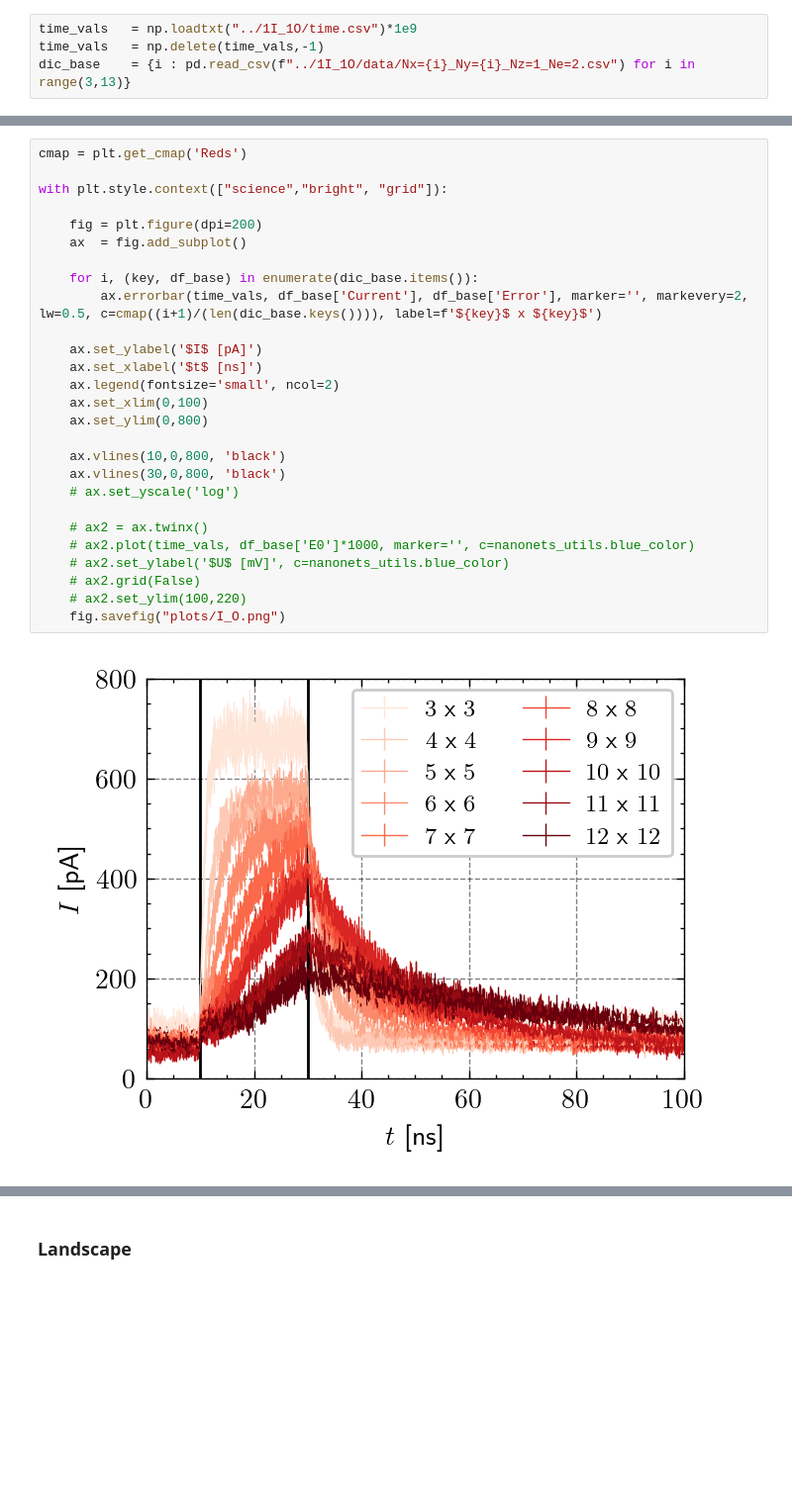
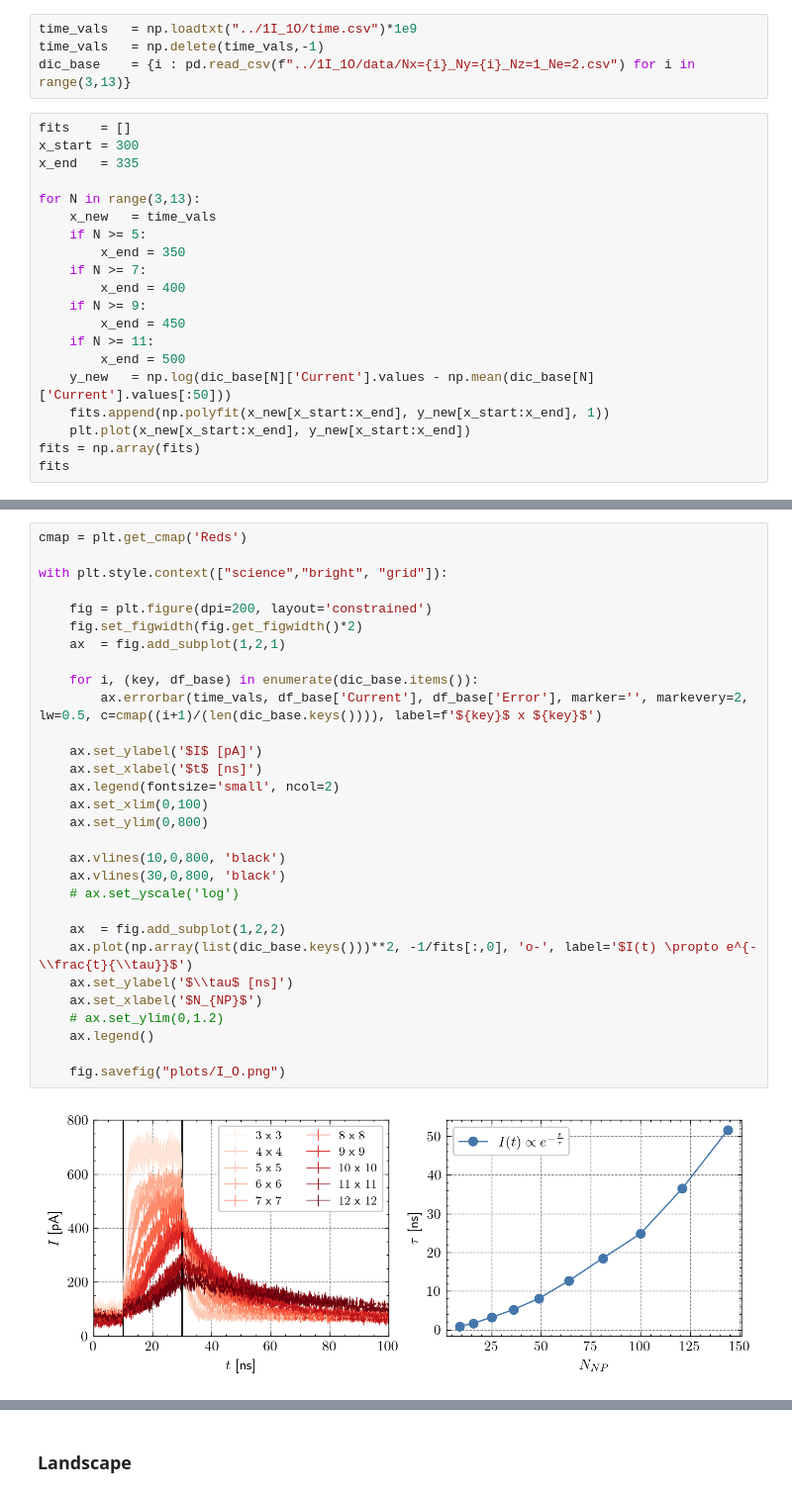
Before and after one commit to JonasMnsing/NanoNets, a Jupyter notebook: scripts/2_funding_period/WP2/step_input/nbk/step_input.ipynb, the cells around one changed output, grey strips where cells are left out. Shown at 99% size. Saved outputs shown, nothing was run; the diff lists cells and outputs as text; blank space fills up the shorter version.

```diff
--- a/scripts/2_funding_period/WP2/step_input/nbk/step_input.ipynb
+++ b/scripts/2_funding_period/WP2/step_input/nbk/step_input.ipynb
@@ -46,3 +48,23 @@ with plt.style.context(["science","bright", "grid"]):
 time_vals   = np.loadtxt("../1I_1O/time.csv")*1e9
 time_vals   = np.delete(time_vals,-1)
 dic_base    = {i : pd.read_csv(f"../1I_1O/data/Nx={i}_Ny={i}_Nz=1_Ne=2.csv") for i in range(3,13)}
+# %%
+fits    = []
+x_start = 300
+x_end   = 335
+
+for N in range(3,13):
+    x_new   = time_vals
+    if N >= 5:
+        x_end = 350
+    if N >= 7:
+        x_end = 400
+    if N >= 9:
+        x_end = 450
+    if N >= 11:
+        x_end = 500
+    y_new   = np.log(dic_base[N]['Current'].values - np.mean(dic_base[N]['Current'].values[:50]))
+    fits.append(np.polyfit(x_new[x_start:x_end], y_new[x_start:x_end], 1))
+    plt.plot(x_new[x_start:x_end], y_new[x_start:x_end])
+fits = np.array(fits)
+fits
@@ -49,29 +83,32 @@ dic_base    = {i : pd.read_csv(f"../1I_1O/data/Nx={i}_Ny={i}_Nz=1_Ne=2.csv") for
 # %%
 cmap = plt.get_cmap('Reds')
 
 with plt.style.context(["science","bright", "grid"]):
 
-    fig = plt.figure(dpi=200)
-    ax  = fig.add_subplot()
+    fig = plt.figure(dpi=200, layout='constrained')
+    fig.set_figwidth(fig.get_figwidth()*2)
+    ax  = fig.add_subplot(1,2,1)
 
     for i, (key, df_base) in enumerate(dic_base.items()):
         ax.errorbar(time_vals, df_base['Current'], df_base['Error'], marker='', markevery=2, lw=0.5, c=cmap((i+1)/(len(dic_base.keys()))), label=f'${key}$ x ${key}$')
 
     ax.set_ylabel('$I$ [pA]')
     ax.set_xlabel('$t$ [ns]')
     ax.legend(fontsize='small', ncol=2)
     ax.set_xlim(0,100)
     ax.set_ylim(0,800)
 
     ax.vlines(10,0,800, 'black')
     ax.vlines(30,0,800, 'black')
     # ax.set_yscale('log')
 
-    # ax2 = ax.twinx()
-    # ax2.plot(time_vals, df_base['E0']*1000, marker='', c=nanonets_utils.blue_color)
-    # ax2.set_ylabel('$U$ [mV]', c=nanonets_utils.blue_color)
-    # ax2.grid(False)
-    # ax2.set_ylim(100,220)
+    ax  = fig.add_subplot(1,2,2)
+    ax.plot(np.array(list(dic_base.keys()))**2, -1/fits[:,0], 'o-', label='$I(t) \propto e^{-\\frac{t}{\\tau}}$')
+    ax.set_ylabel('$\\tau$ [ns]')
+    ax.set_xlabel('$N_{NP}$')
+    # ax.set_ylim(0,1.2)
+    ax.legend()
+
     fig.savefig("plots/I_O.png")
 # %% [output]
-[figure, old version]
+[figure, new version]
```
Also changed, not shown: parts of 18 cells of this notebook, 18 other files.
